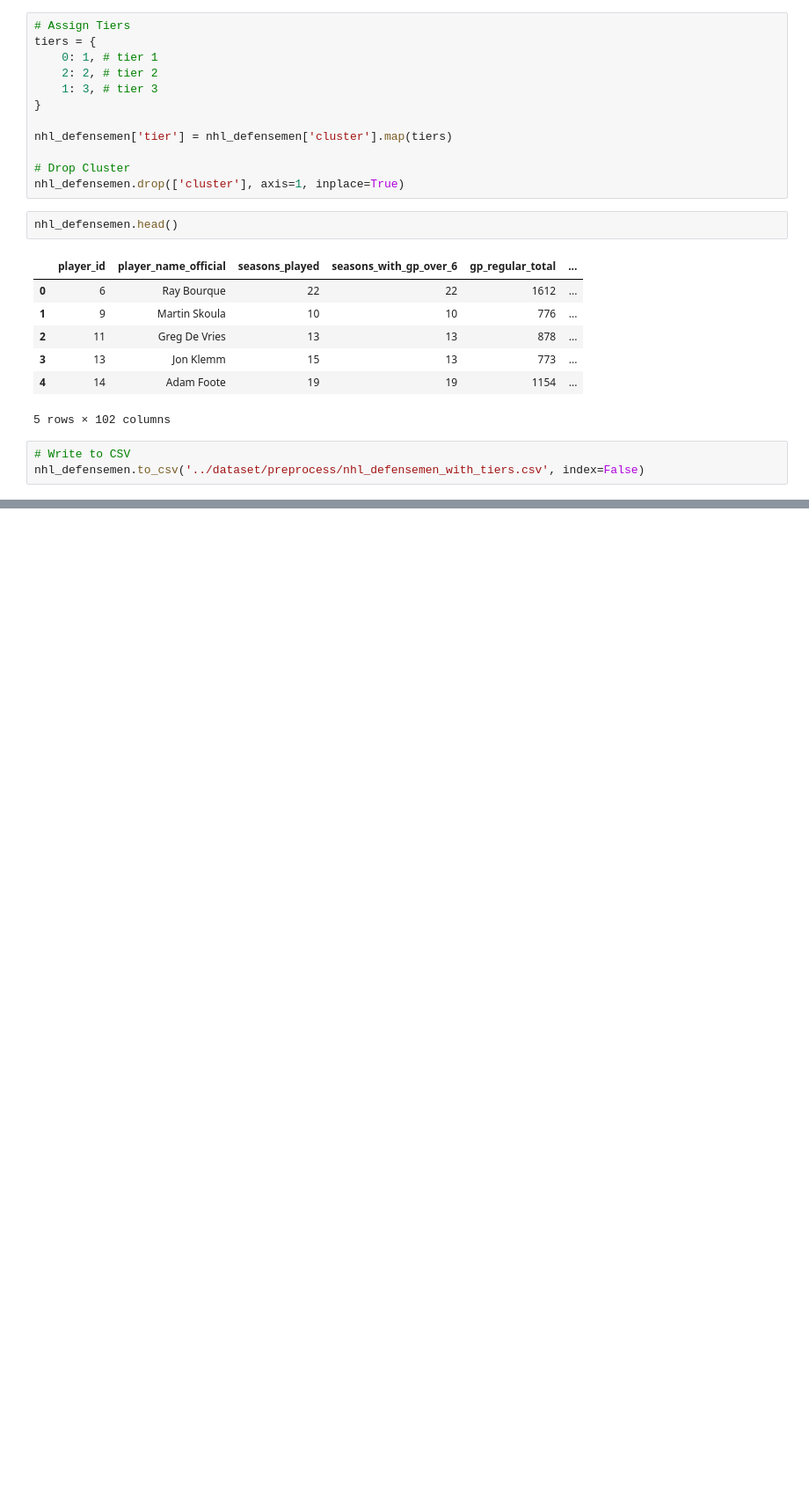
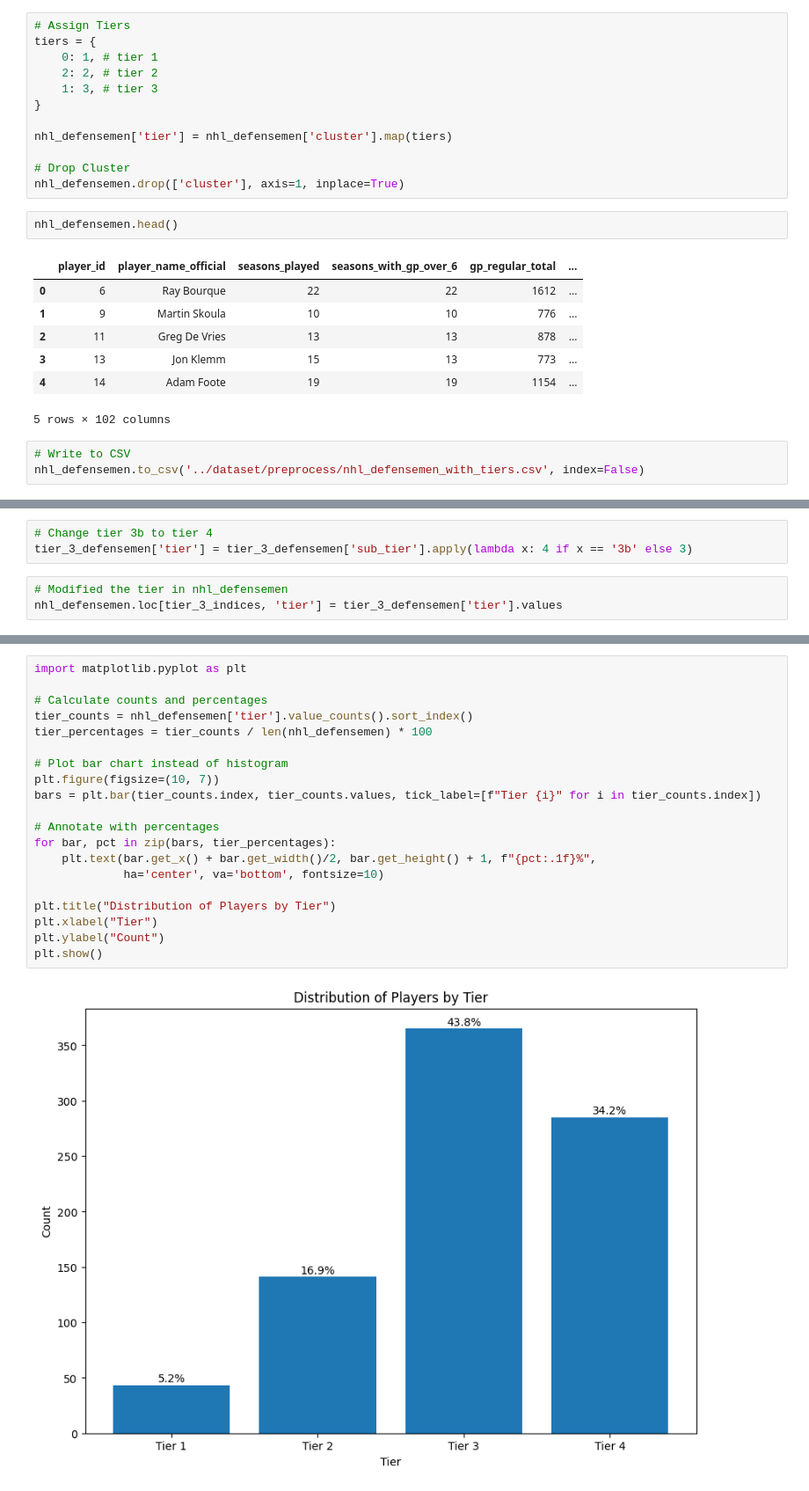
Before and after one commit to shigenogoro/NHL-Prospect-Predictor, a Jupyter notebook: tier_classifier/nhl_defensemen_clustering.ipynb, the cells around one changed output, grey strips where cells are left out. Shown at 88% size. Cells and saved outputs as stored; diff of their text form; blank space fills up the shorter version.

```diff
--- a/tier_classifier/nhl_player_clustering.ipynb
+++ b/tier_classifier/nhl_defensemen_clustering.ipynb
@@ -374,0 +424,6 @@ nhl_defensemen.to_csv('../dataset/preprocess/nhl_defensemen_with_tiers.csv', ind
+# %%
+# Change tier 3b to tier 4
+tier_3_defensemen['tier'] = tier_3_defensemen['sub_tier'].apply(lambda x: 4 if x == '3b' else 3)
+# %%
+# Modified the tier in nhl_defensemen
+nhl_defensemen.loc[tier_3_indices, 'tier'] = tier_3_defensemen['tier'].values
@@ -374,0 +446,22 @@ nhl_defensemen.to_csv('../dataset/preprocess/nhl_defensemen_with_tiers.csv', ind
+# %%
+import matplotlib.pyplot as plt
+
+# Calculate counts and percentages
+tier_counts = nhl_defensemen['tier'].value_counts().sort_index()
+tier_percentages = tier_counts / len(nhl_defensemen) * 100
+
+# Plot bar chart instead of histogram
+plt.figure(figsize=(10, 7))
+bars = plt.bar(tier_counts.index, tier_counts.values, tick_label=[f"Tier {i}" for i in tier_counts.index])
+
+# Annotate with percentages
+for bar, pct in zip(bars, tier_percentages):
+    plt.text(bar.get_x() + bar.get_width()/2, bar.get_height() + 1, f"{pct:.1f}%",
+             ha='center', va='bottom', fontsize=10)
+
+plt.title("Distribution of Players by Tier")
+plt.xlabel("Tier")
+plt.ylabel("Count")
+plt.show()
+# %% [output]
+[figure, added]
```
Also changed, not shown: parts of 7 cells of this notebook.
